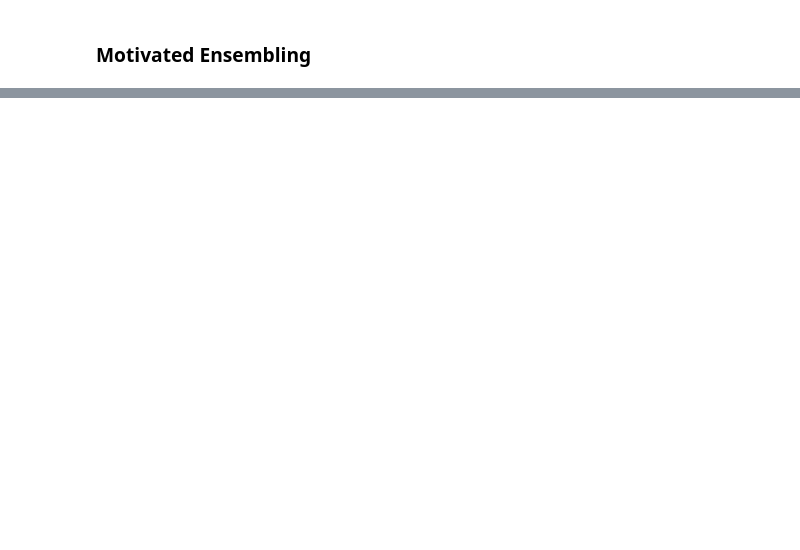
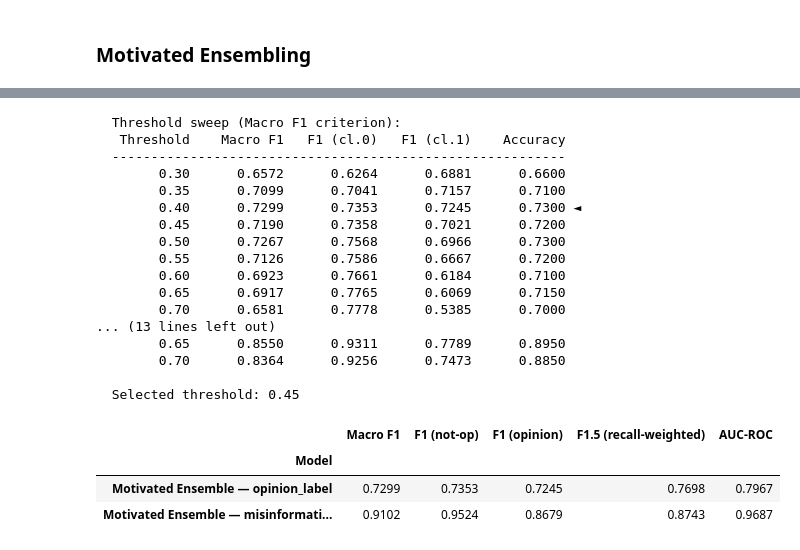
Before and after one commit to shiaoligreen/misinformation, a Jupyter notebook: 581_Sprint_3/src/Sprint_3.ipynb, the cells around one changed output, grey strips where cells are left out. Saved outputs shown, nothing was run; the diff lists cells and outputs as text; code cells hidden in the pictures; blank space fills up the shorter version.

```diff
--- a/581_Sprint_3/src/Sprint_3.ipynb
+++ b/581_Sprint_3/src/Sprint_3.ipynb
@@ -404,0 +312,57 @@ misinformation_label: [0.8784, 0.8889, 0.8889, 0.8773, 0.8742, 0.8609, 0.8684],
+# %%
+# Motivated (F1-weighted) ensemble
+import importlib
+import motivated_ensemble
+importlib.reload(motivated_ensemble)
+from motivated_ensemble import motivated_soft_vote
+
+model_order = [
+    "LogReg",
+    "LogReg (+ embeddings)",
+    "LogReg MTL (cascaded POS)",
+    "TextCNN",
+    "TextCNN Transfer",
+    "TextCNN MTL (POS + linguistic)",
+    "TextCNN MTL (POS)",
+]
+
+for task in TARGETS:
+    f1_weights = [metrics_cache[f"{m} — {task}"]["macro_f1"] for m in model_order]
+    preds, labels, probs = motivated_soft_vote(
+        model_outputs=[results[f"{m} — {task}"] for m in model_order],
+        f1_weights=f1_weights,
+    )
+    key = f"Motivated Ensemble — {task}"
+    results[key] = (preds, labels, probs)
+    metrics_cache[key] = compute_metrics(preds, labels, probs)
+
+pd.set_option("display.float_format", "{:.4f}".format)
+pd.DataFrame([{"Model": f"Motivated Ensemble — {t}", **{
+    "Macro F1": metrics_cache[f"Motivated Ensemble — {t}"]["macro_f1"],
+    "F1 (not-op)": metrics_cache[f"Motivated Ensemble — {t}"]["f1_class0"],
+    "F1 (opinion)": metrics_cache[f"Motivated Ensemble — {t}"]["f1_class1"],
+    "F1.5 (recall-weighted)": metrics_cache[f"Motivated Ensemble — {t}"]["fbeta_class1"],
+    "AUC-ROC": metrics_cache[f"Motivated Ensemble — {t}"]["auc_roc"],
+}} for t in TARGETS]).set_index("Model")
+# %% [output]
+  Threshold sweep (Macro F1 criterion):
+   Threshold    Macro F1   F1 (cl.0)   F1 (cl.1)    Accuracy
+  ----------------------------------------------------------
+        0.30      0.6572      0.6264      0.6881      0.6600
+        0.35      0.7099      0.7041      0.7157      0.7100
+        0.40      0.7299      0.7353      0.7245      0.7300 ◄
+        0.45      0.7190      0.7358      0.7021      0.7200
+        0.50      0.7267      0.7568      0.6966      0.7300
+        0.55      0.7126      0.7586      0.6667      0.7200
+        0.60      0.6923      0.7661      0.6184      0.7100
+        0.65      0.6917      0.7765      0.6069      0.7150
+        0.70      0.6581      0.7778      0.5385      0.7000
+... (13 lines left out)
+        0.65      0.8550      0.9311      0.7789      0.8950
+        0.70      0.8364      0.9256      0.7473      0.8850
+
+  Selected threshold: 0.45
+|  | Macro F1 | F1 (not-op) | F1 (opinion) | F1.5 (recall-weighted) | AUC-ROC |
+| Model |  |  |  |  |  |
+| Motivated Ensemble — opinion_label | 0.7299 | 0.7353 | 0.7245 | 0.7698 | 0.7967 |
+| Motivated Ensemble — misinformati... | 0.9102 | 0.9524 | 0.8679 | 0.8743 | 0.9687 |
```
Also changed, not shown: parts of 32 cells of this notebook.
